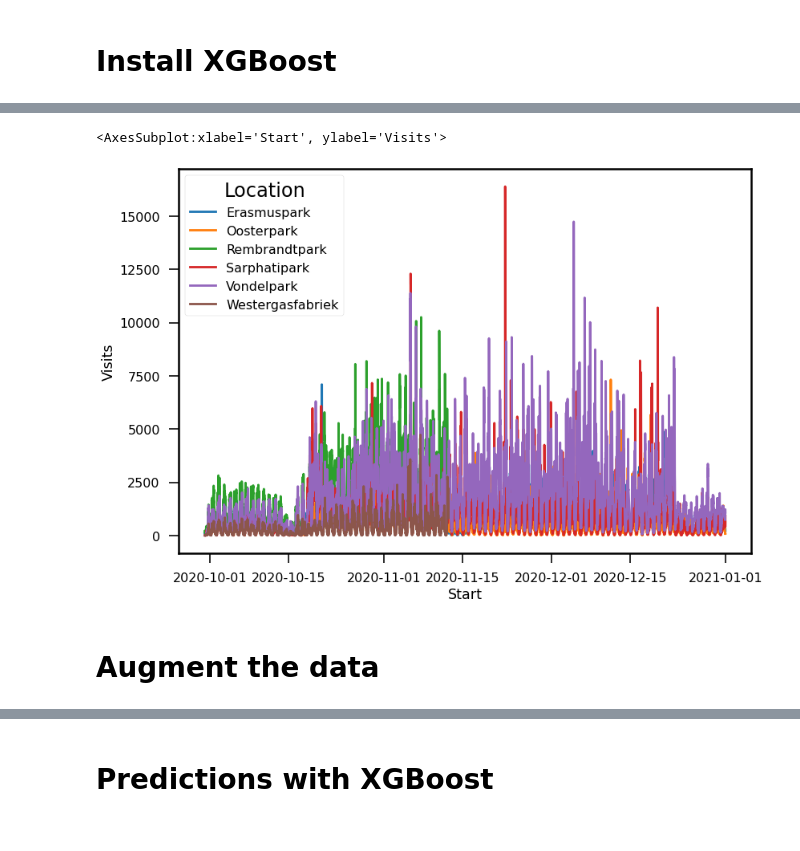
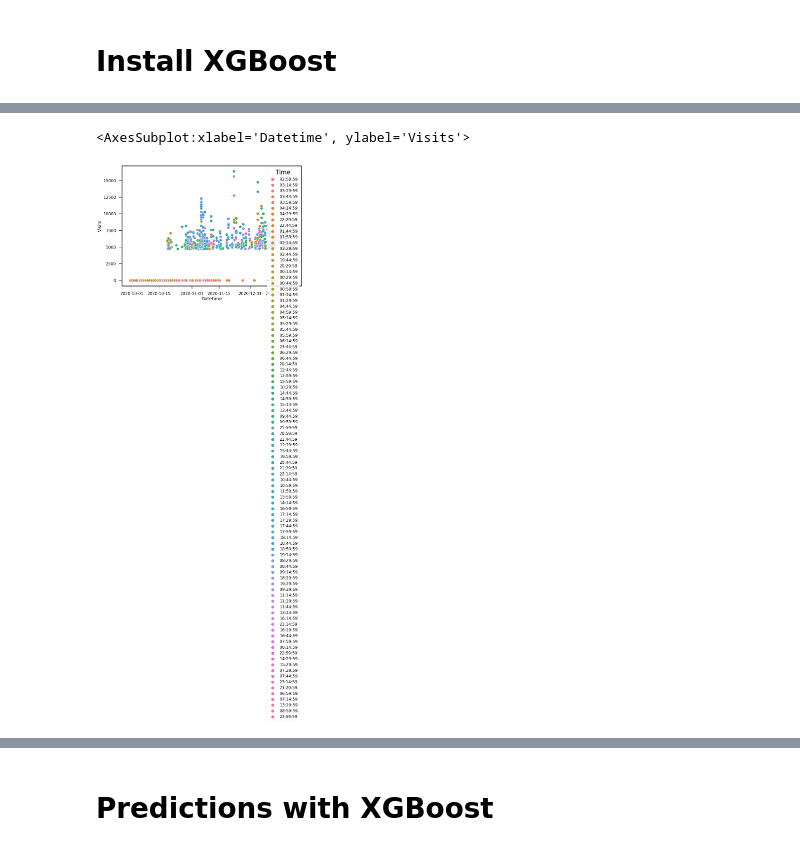
Before and after one commit to lotteph/DSP, a Jupyter notebook: Resono predictions XGBoost.ipynb, the cells around one changed output, grey strips where cells are left out. Cells and saved outputs as stored; diff of their text form; code cells hidden in the pictures.

```diff
--- a/Resono predictions XGBoost.ipynb
+++ b/Resono predictions XGBoost.ipynb
@@ -146,3 +30,5 @@ locations = ['Rembrandtpark Noord',
  'Oosterpark',
  'Erasmuspark',
  'Westergasfabriek']
+
+resono_df = pd.read_csv('helloaimi.csv')
@@ -163,0 +174,38 @@ See the caveats in the documentation: https://pandas.pydata.org/pandas-docs/stab
+# %%
+def remove_outliers(df, gamma=0.01, nu=0.03):
+    '''
+    Remove outliers with a One-Class SVM.
+
+    :df: Dataframe to perform outlier detection on
+    :gamma: Value of the kernel coefficient for ‘rbf’ (default = 0.01)
+    :nu: Percentage of the data to be classified as outliers (default = 0.03)
+
+    Returns
+    :df_detected: Dataframe with the outliers replaced by NaN
+    :outlier_index: List of the indexes of the outliers (used for plotting the outliers, probably
+                                                         not necessary for final product)
+    '''
+    SVM_models = []
+    model = OneClassSVM(kernel='rbf', gamma=gamma, nu=nu)
+    df_detected = df.copy()
+
+    for idx, loc in enumerate(df.columns):
+        dt = df[loc]
+        dt_detected = dt.copy()
+
+        scaler = preprocessing.StandardScaler()
+        dt_scaled = scaler.fit_transform(dt.values.reshape(-1,1))
+
+        fit = model.fit(dt_scaled)
+        pred = fit.predict(dt_scaled)
+        outlier_index = np.where(pred == -1)
+
+        if len(outlier_index) != len(dt_detected):
+            dt_detected.iloc[outlier_index] = np.nan
+
+        df_detected[loc] = dt_detected
+
+    return df_detected, outlier_index
+
+test, outlier_idx = remove_outliers(data_clean[['Visits']])
+test
@@ -163,0 +227,3 @@ See the caveats in the documentation: https://pandas.pydata.org/pandas-docs/stab
+# %%
+outliers = data_clean.iloc[outlier_idx]
+sns.scatterplot(x="Datetime", y="Visits", hue="Location", data=outliers)
@@ -164,7 +233,5 @@ See the caveats in the documentation: https://pandas.pydata.org/pandas-docs/stab
 # %%
-sns.lineplot(x="Start", y="Visits", hue="Location", data=df_average_visits_parks_summed)
+sns.scatterplot(x="Datetime", y="Visits", hue="Time", data=outliers)
 # %% [output]
-<AxesSubplot:xlabel='Start', ylabel='Visits'>
+<AxesSubplot:xlabel='Datetime', ylabel='Visits'>
-[figure, old version]
+[figure, new version]
-# %% [markdown]
-# Augment the data
```
Also changed, not shown: parts of 23 cells of this notebook.
